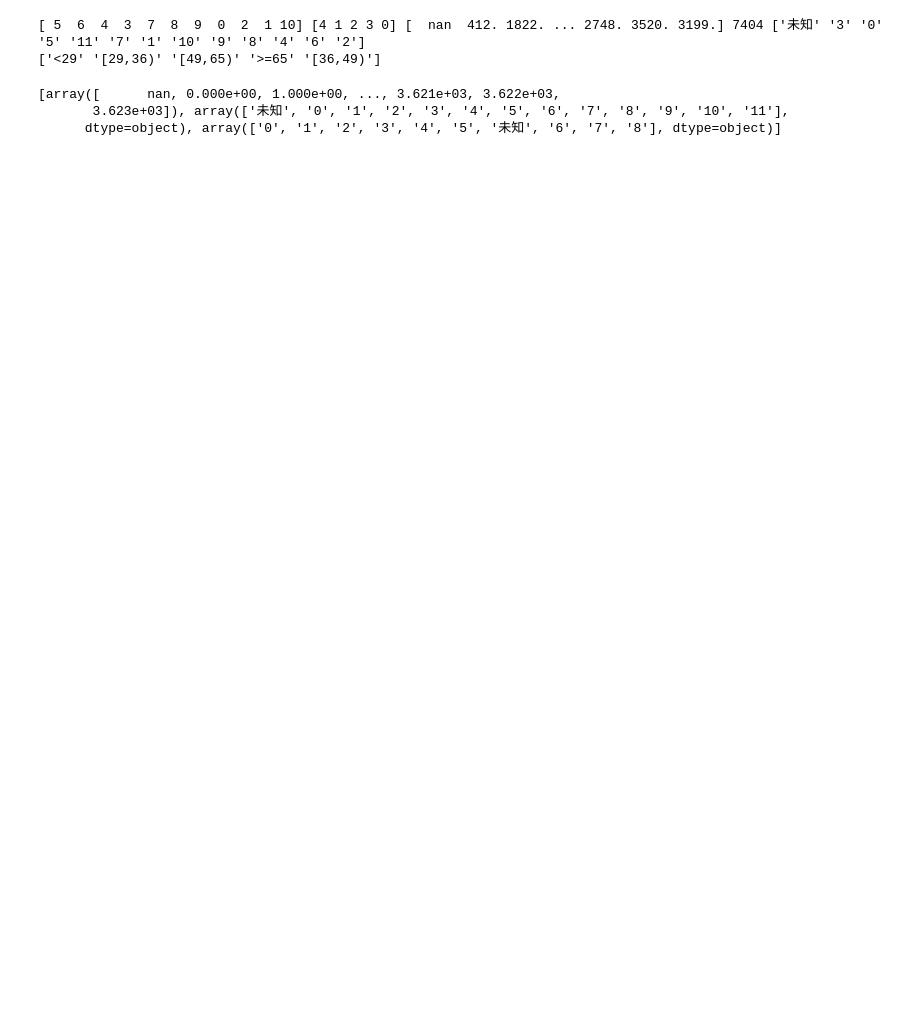
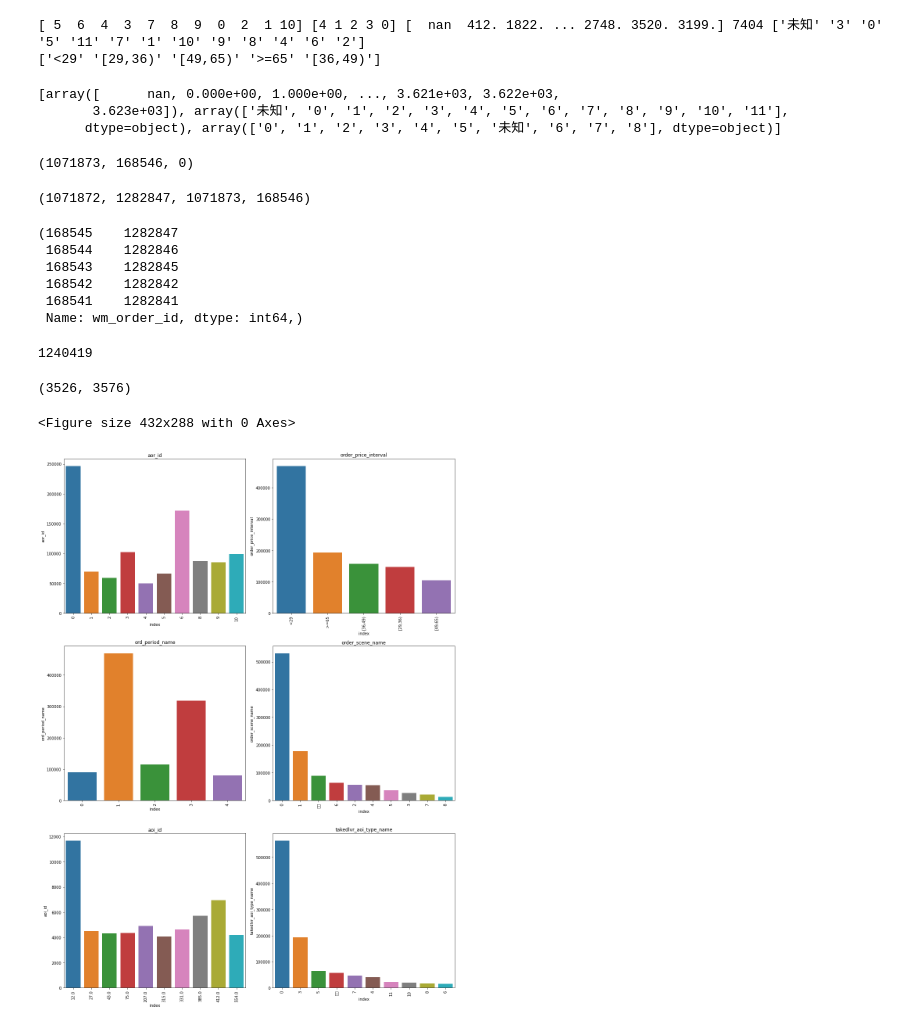
Before and after one commit to Lightblues/MDD-competition, a Jupyter notebook: data_process/mdd.ipynb, the cells around one changed output. Drawn from its saved outputs; the diff is of its cells as text; code cells hidden in the pictures; blank space fills up the shorter version.

```diff
--- a/data_process/mdd.ipynb
+++ b/data_process/mdd.ipynb
@@ -117,0 +136,47 @@ print(d_test.shape)
+# %%
+print(d_train.wm_order_id.nunique(), d_test.wm_order_id.nunique(), \
+d_test.drop_duplicates('wm_order_id').wm_order_id.isin(d_train.wm_order_id).sum())
+# %% [output]
+(1071873, 168546, 0)
+# %%
+d_train.wm_order_id.max(), d_test.wm_order_id.max(), d_train.wm_order_id.count(), d_test.wm_order_id.count()
+# %% [output]
+(1071872, 1282847, 1071873, 168546)
+# %%
+d_train.wm_order_id.sort_values(ascending=False).head(),
+d_test.wm_order_id.sort_values(ascending=False).head(),
+# %% [output]
+(168545    1282847
+ 168544    1282846
+ 168543    1282845
+ 168542    1282842
+ 168541    1282841
+ Name: wm_order_id, dtype: int64,)
+# %%
+1071873+168546
+# %% [output]
+1240419
+# %%
+d_train.wm_poi_id.nunique(), d_train.wm_poi_id.max()
+# %% [output]
+(3526, 3576)
+# %%
+import matplotlib.pyplot as plt
+import seaborn as sns
+
+plt.figure()
+plt.figure(figsize=(15, 20))
+i = 1
+for col in ['aor_id', 'order_price_interval', 'ord_period_name', 'order_scene_name', 'aoi_id', 'takedlvr_aoi_type_name']:
+    plot_envs = plt.subplot(3, 2, i)
+    i += 1
+    v = d_train[col].value_counts().reset_index()[:10]
+    fig = sns.barplot(x=v['index'], y=v[col])
+    for item in fig.get_xticklabels():
+        item.set_rotation(90)
+    plt.title(col)
+plt.tight_layout()
+plt.show()
+# %% [output]
+<Figure size 432x288 with 0 Axes>
+[figure, added]
```
Also changed, not shown: parts of 10 cells of this notebook, 6 other files.
